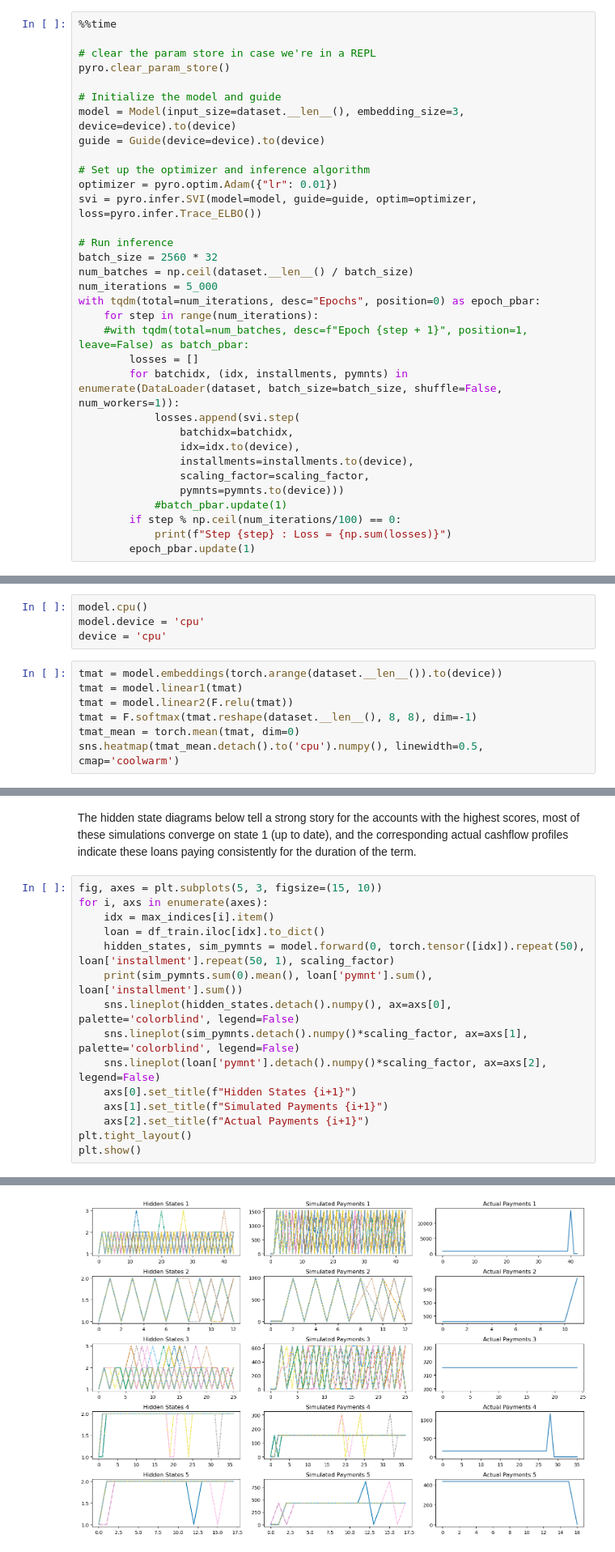
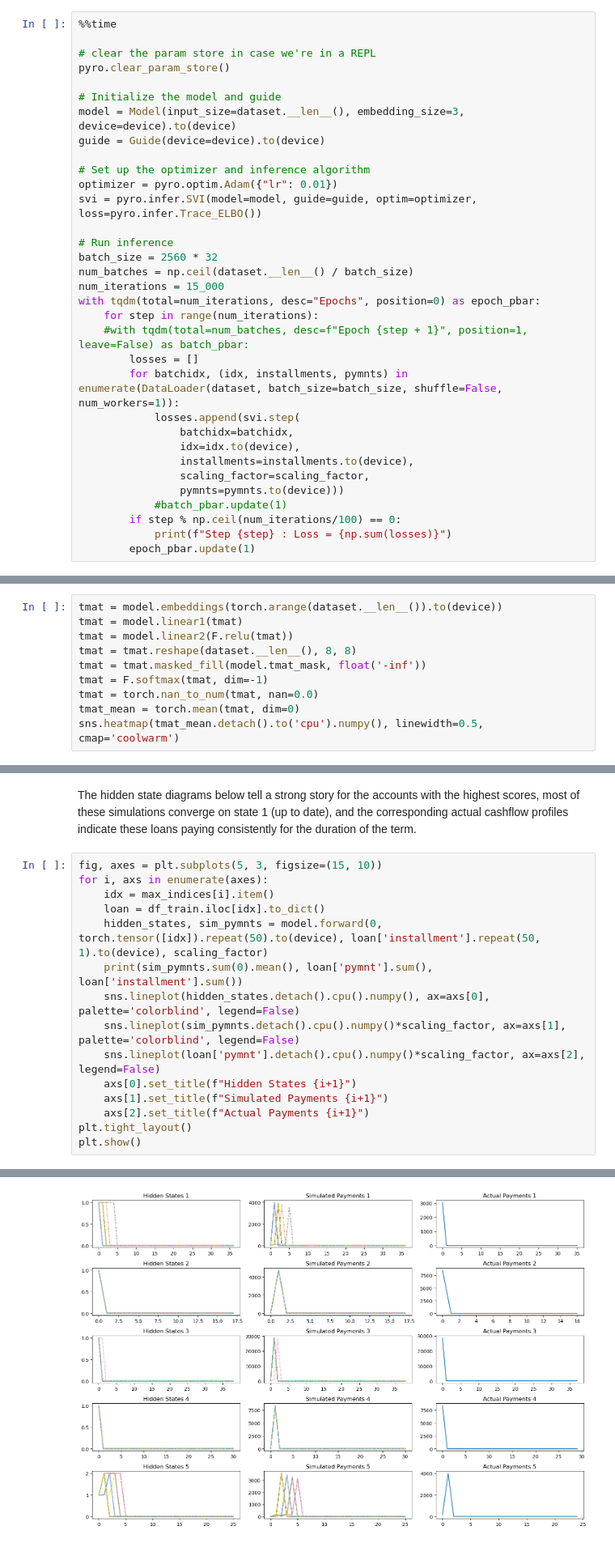
Before and after one commit to warner121/monteloanco, a Jupyter notebook: model.ipynb, the cells around one changed output, grey strips where cells are left out. Shown at 81% size. Saved outputs shown, nothing was run; the diff lists cells and outputs as text.

```diff
--- a/model.ipynb
+++ b/model.ipynb
@@ -159,7 +159,7 @@ svi = pyro.infer.SVI(model=model, guide=guide, optim=optimizer, loss=pyro.infer.
 # Run inference
 batch_size = 2560 * 32
 num_batches = np.ceil(dataset.__len__() / batch_size)
-num_iterations = 5_000
+num_iterations = 15_000
 with tqdm(total=num_iterations, desc="Epochs", position=0) as epoch_pbar:
     for step in range(num_iterations):
     #with tqdm(total=num_batches, desc=f"Epoch {step + 1}", position=1, leave=False) as batch_pbar:
@@ -196,14 +196,13 @@ Wall time: 3h 6min 33s
 # %% [markdown]
 Above you can see the progress made by the optimiser in reducing the loss. Now we can take a look at some results, and sense-check the outcome. First we'll look at the (average) transition matrix itself seeing this is what lies at the core of the model. Hopefully you can see the similarities between this and the demo I made above.
-# %%
-model.cpu()
-model.device = 'cpu'
-device = 'cpu'
 # %%
 tmat = model.embeddings(torch.arange(dataset.__len__()).to(device))
 tmat = model.linear1(tmat)
 tmat = model.linear2(F.relu(tmat))
-tmat = F.softmax(tmat.reshape(dataset.__len__(), 8, 8), dim=-1)
+tmat = tmat.reshape(dataset.__len__(), 8, 8)
+tmat = tmat.masked_fill(model.tmat_mask, float('-inf'))
+tmat = F.softmax(tmat, dim=-1)
+tmat = torch.nan_to_num(tmat, nan=0.0)
 tmat_mean = torch.mean(tmat, dim=0)
 sns.heatmap(tmat_mean.detach().to('cpu').numpy(), linewidth=0.5, cmap='coolwarm')
 # %% [output]
@@ -242,11 +241,11 @@ fig, axes = plt.subplots(5, 3, figsize=(15, 10))
 for i, axs in enumerate(axes):
     idx = max_indices[i].item()
     loan = df_train.iloc[idx].to_dict()
-    hidden_states, sim_pymnts = model.forward(0, torch.tensor([idx]).repeat(50), loan['installment'].repeat(50, 1), scaling_factor)
+    hidden_states, sim_pymnts = model.forward(0, torch.tensor([idx]).repeat(50).to(device), loan['installment'].repeat(50, 1).to(device), scaling_factor)
     print(sim_pymnts.sum(0).mean(), loan['pymnt'].sum(), loan['installment'].sum())
-    sns.lineplot(hidden_states.detach().numpy(), ax=axs[0], palette='colorblind', legend=False)
-    sns.lineplot(sim_pymnts.detach().numpy()*scaling_factor, ax=axs[1], palette='colorblind', legend=False)
-    sns.lineplot(loan['pymnt'].detach().numpy()*scaling_factor, ax=axs[2], legend=False)
+    sns.lineplot(hidden_states.detach().cpu().numpy(), ax=axs[0], palette='colorblind', legend=False)
+    sns.lineplot(sim_pymnts.detach().cpu().numpy()*scaling_factor, ax=axs[1], palette='colorblind', legend=False)
+    sns.lineplot(loan['pymnt'].detach().cpu().numpy()*scaling_factor, ax=axs[2], legend=False)
     axs[0].set_title(f"Hidden States {i+1}")
     axs[1].set_title(f"Simulated Payments {i+1}")
     axs[2].set_title(f"Actual Payments {i+1}")
@@ -261,2 +260,2 @@ tensor(6.9381) tensor(6.9325) tensor(7.3717)
-[figure, old version]
+[figure, new version]
 # %% [markdown]
```
Also changed, not shown: parts of 16 cells of this notebook, 1 other file.
